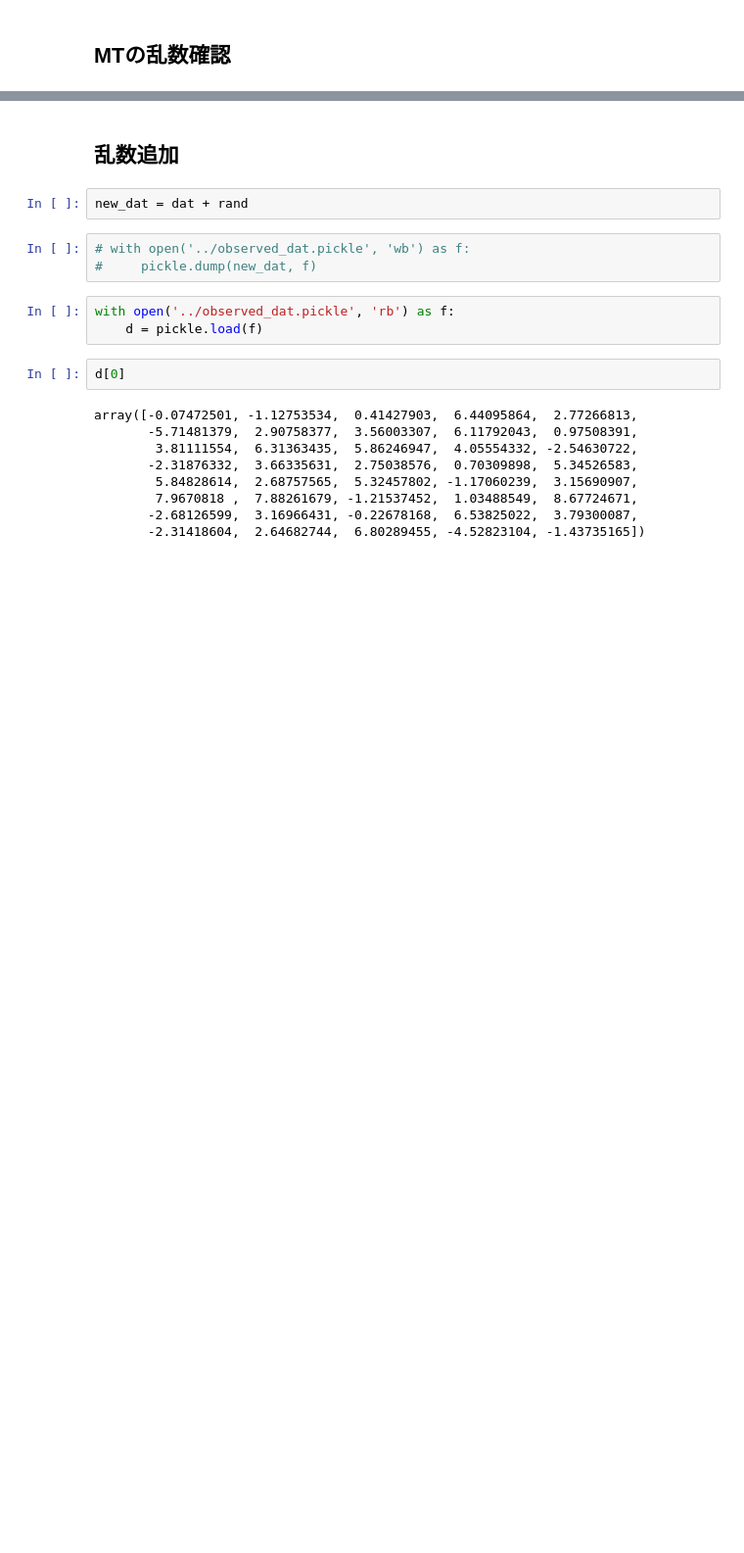
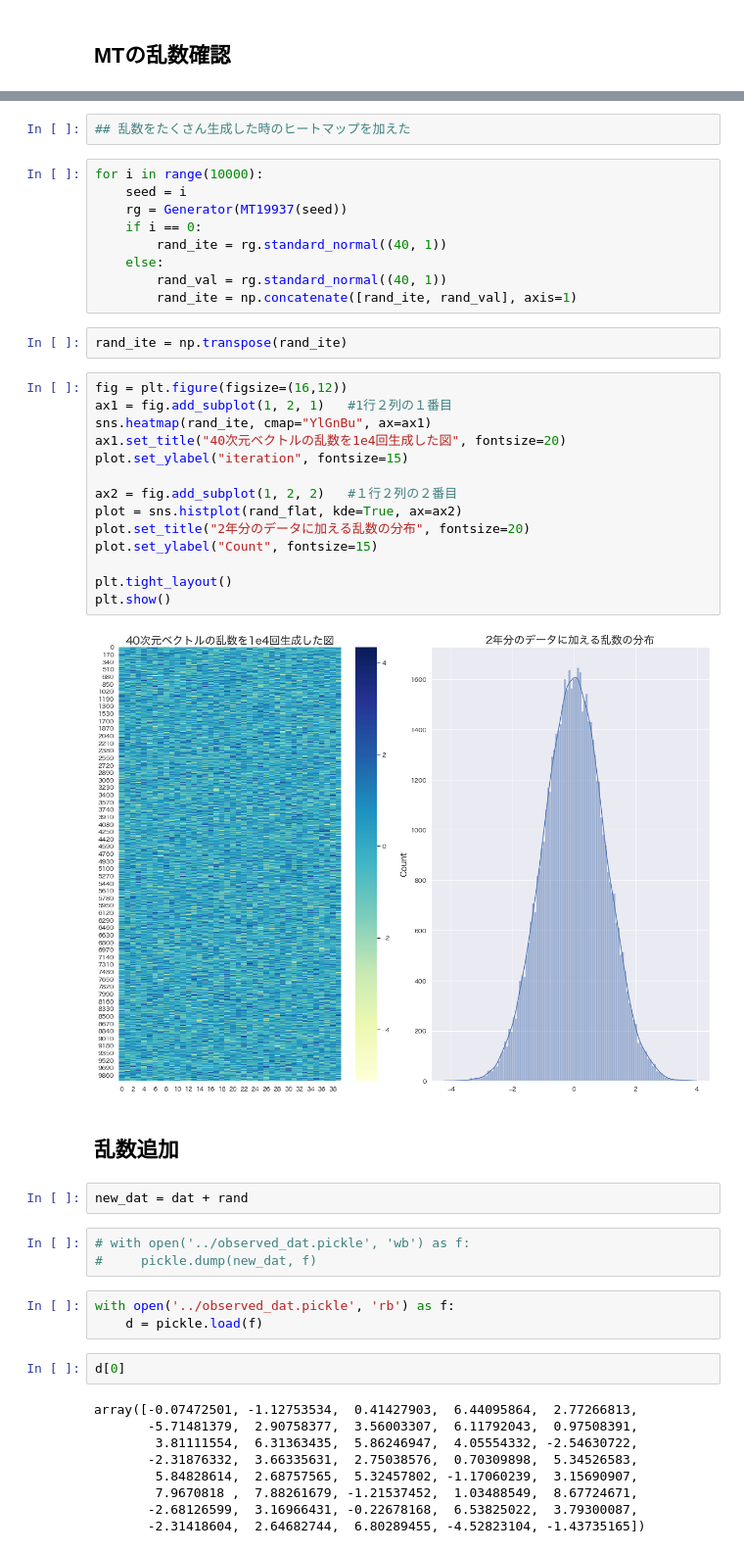
Before and after one commit to washingtk/data-assimilation-A, a Jupyter notebook: notebooks/task34/task3_spinup.ipynb, the cells around one changed output, grey strips where cells are left out. Shown at 98% size. Drawn from its saved outputs; the diff is of its cells as text; blank space fills up the shorter version.

Commit message:
[task34] add a graph

```diff
--- a/notebooks/task34/task3_spinup.ipynb
+++ b/notebooks/task34/task3_spinup.ipynb
@@ -131,4 +136,33 @@ Text(0, 0.5, 'Count')
 [figure]
+# %%
+## 乱数をたくさん生成した時のヒートマップを加えた
+# %%
+for i in range(10000):
+    seed = i
+    rg = Generator(MT19937(seed))
+    if i == 0:
+        rand_ite = rg.standard_normal((40, 1))
+    else:
+        rand_val = rg.standard_normal((40, 1))
+        rand_ite = np.concatenate([rand_ite, rand_val], axis=1)
+# %%
+rand_ite = np.transpose(rand_ite)
+# %%
+fig = plt.figure(figsize=(16,12))
+ax1 = fig.add_subplot(1, 2, 1)   #1行２列の１番目
+sns.heatmap(rand_ite, cmap="YlGnBu", ax=ax1)
+ax1.set_title("40次元ベクトルの乱数を1e4回生成した図", fontsize=20)
+plot.set_ylabel("iteration", fontsize=15)
+
+ax2 = fig.add_subplot(1, 2, 2)   #１行２列の２番目
+plot = sns.histplot(rand_flat, kde=True, ax=ax2)
+plot.set_title("2年分のデータに加える乱数の分布", fontsize=20)
+plot.set_ylabel("Count", fontsize=15)
+
+plt.tight_layout()
+plt.show()
+# %% [output]
+[figure, added]
 # %% [markdown]
 ## 乱数追加
 # %%
```
Also changed, not shown: parts of 2 cells of this notebook, 1 other file.
